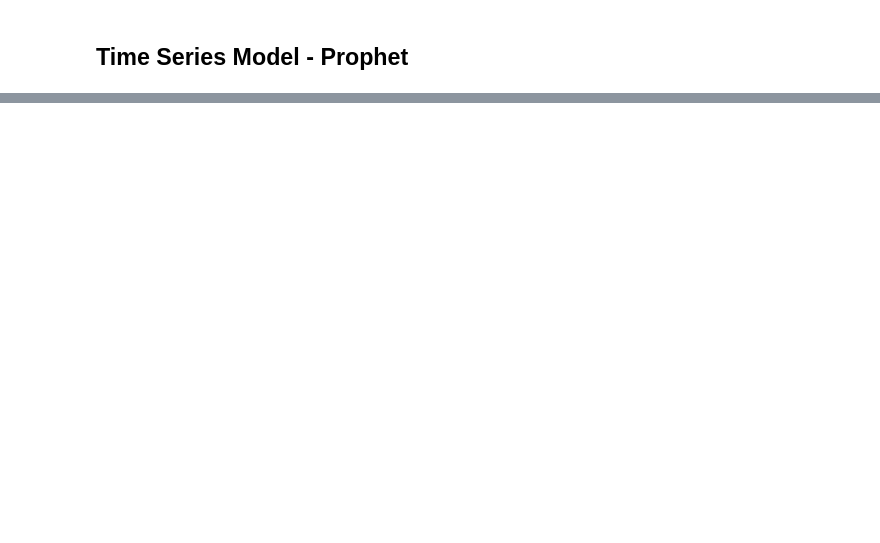
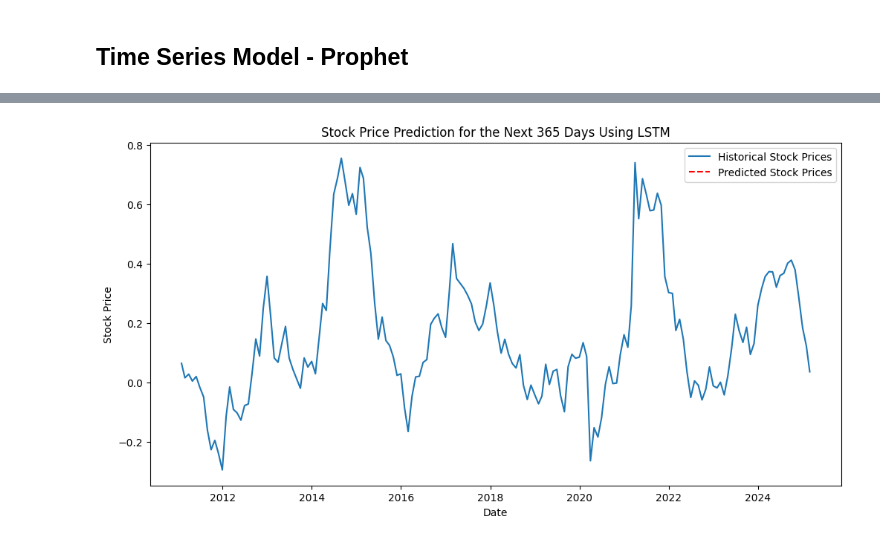
Before and after one commit to DeepakRagupathy/Stock, a Jupyter notebook: Stock__Prediction.ipynb, the cells around one changed output, grey strips where cells are left out. Cells and saved outputs as stored; diff of their text form; code cells hidden in the pictures; blank space fills up the shorter version.

```diff
--- a/Stock__Prediction.ipynb
+++ b/Stock__Prediction.ipynb
@@ -604,0 +591,10 @@ plt.tight_layout()
+# %%
+# Build the LSTM model
+model = Sequential()
+model.add(LSTM(units=50, return_sequences=True, input_shape=(X_train.shape[1], 1)))
+model.add(LSTM(units=50, return_sequences=False))
+model.add(Dense(units=1))  # Output layer
+
+# Compile and train the model
+model.compile(optimizer='adam', loss='mean_squared_error')
+model.fit(X_train, y_train, epochs=10, batch_size=32)
@@ -604,0 +623,41 @@ plt.tight_layout()
+# %%
+# Make predictions for the next 365 days
+predicted_prices = []
+
+# Get the last 60 days of stock prices from the training data
+last_60_days = scaled_data[-time_step:]
+
+# Predict the next 365 days
+for _ in range(365):
+    # Reshape the last 60 days data to be compatible with the LSTM model
+    last_60_days = last_60_days.reshape(1, time_step, 1)
+
+    # Predict the next day's stock price
+    next_day_prediction = model.predict(last_60_days)
+
+    # Append the prediction to the list
+    predicted_prices.append(next_day_prediction[0, 0])
+
+    # Update the input sequence by appending the prediction and removing the first value
+    last_60_days = np.append(last_60_days[:, 1:, :], next_day_prediction.reshape(1, 1, 1), axis=1)
+
+# Reverse the scaling to get actual stock prices
+predicted_prices = scaler.inverse_transform(np.array(predicted_prices).reshape(-1, 1))
+
+# Generate a future date range for the predictions
+last_date = df['Date'].iloc[-1]
+future_dates = pd.date_range(last_date, periods=366, freq='D')[1:]
+
+# Create a DataFrame with predicted stock prices
+forecast_df = pd.DataFrame({'Date': future_dates, 'Predicted Close': predicted_prices.flatten()})
+
+# Plotting the results
+plt.figure(figsize=(12,6))
+plt.plot(df['Date'], df['CAGR_Return_12m'], label='Historical Stock Prices')
+plt.plot(forecast_df['Date'], forecast_df['Predicted Close'], label='Predicted Stock Prices', color='red', linestyle='--')
+plt.title('Stock Price Prediction for the Next 365 Days Using LSTM')
+plt.xlabel('Date')
+plt.ylabel('Stock Price')
+plt.legend()
+plt.show()
+# %% [output]
@@ -604,0 +681 @@ plt.tight_layout()
+[figure, added]
```
Also changed, not shown: parts of 38 cells of this notebook.
